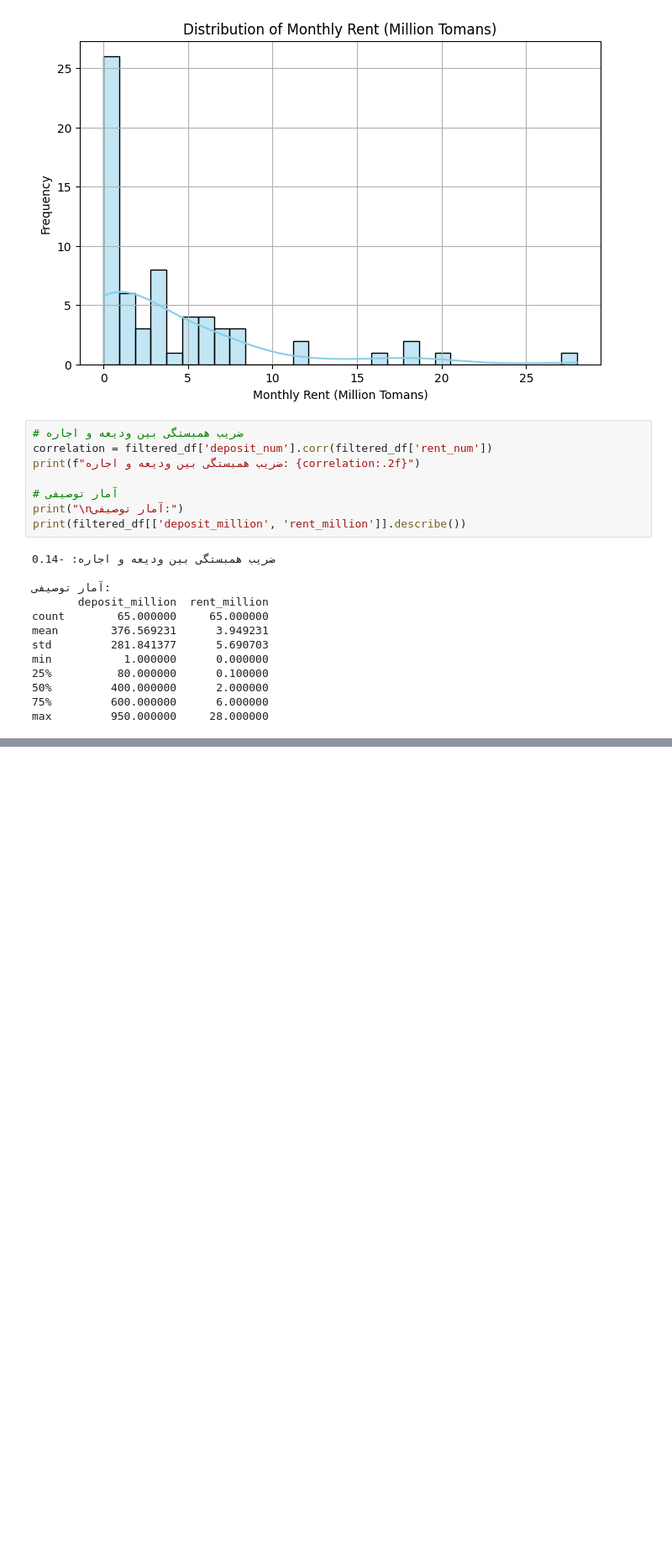
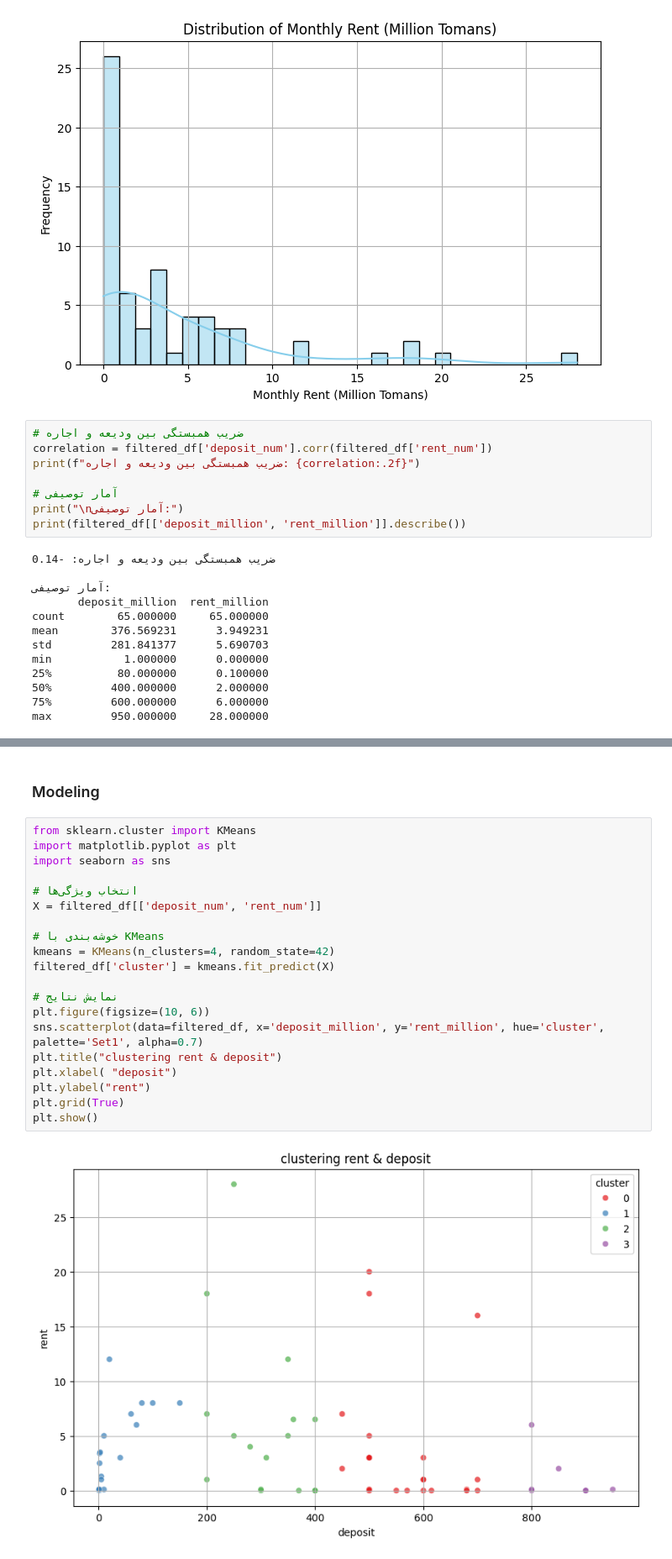
Before and after one commit to Shahbazi-Amir/real_estate_ml_analysis_divar, a Jupyter notebook: real_state_ml_analysis.ipynb, the cells around one changed output, grey strips where cells are left out. Shown at 84% size. Cells and saved outputs as stored; diff of their text form; blank space fills up the shorter version.

```diff
--- a/real_state_ml_analysis.ipynb
+++ b/real_state_ml_analysis.ipynb
@@ -314,0 +377,24 @@ max         950.000000     28.000000
+# %% [markdown]
+### Modeling
+# %%
+from sklearn.cluster import KMeans
+import matplotlib.pyplot as plt
+import seaborn as sns
+
+# انتخاب ویژگی‌ها
+X = filtered_df[['deposit_num', 'rent_num']]
+
+# خوشه‌بندی با KMeans
+kmeans = KMeans(n_clusters=4, random_state=42)
+filtered_df['cluster'] = kmeans.fit_predict(X)
+
+# نمایش نتایج
+plt.figure(figsize=(10, 6))
+sns.scatterplot(data=filtered_df, x='deposit_million', y='rent_million', hue='cluster', palette='Set1', alpha=0.7)
+plt.title("clustering rent & deposit")
+plt.xlabel( "deposit")
+plt.ylabel("rent")
+plt.grid(True)
+plt.show()
+# %% [output]
+[figure, added]
```
Also changed, not shown: parts of 12 cells of this notebook.
